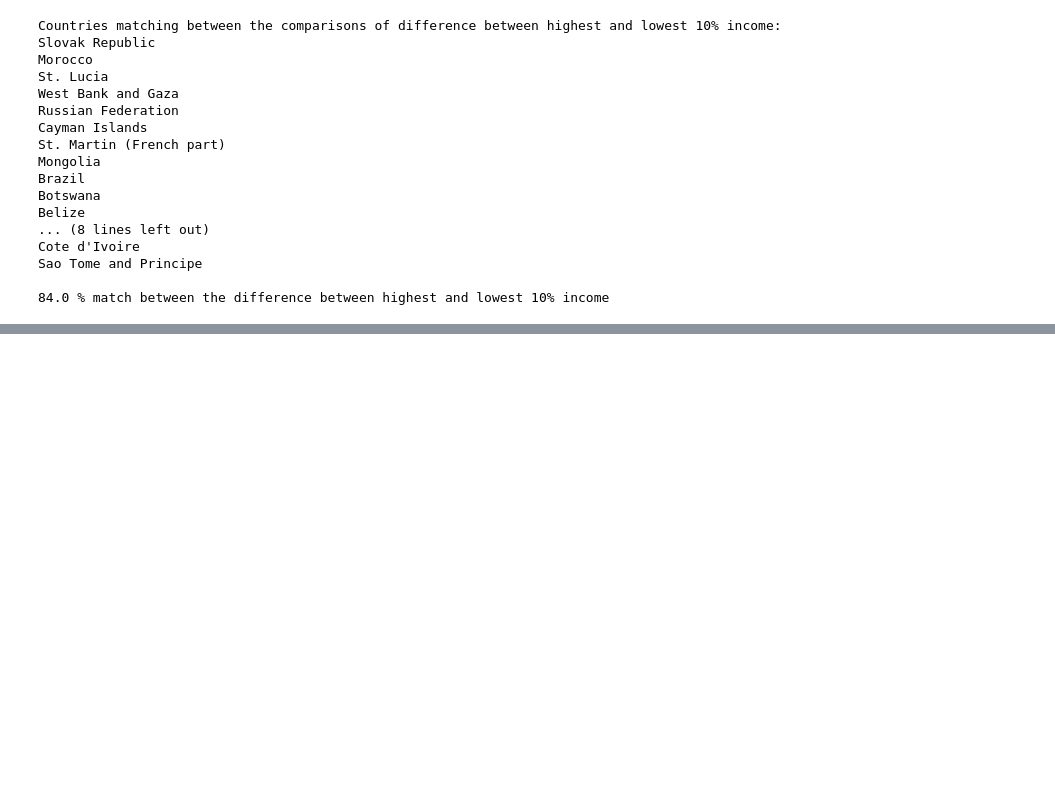
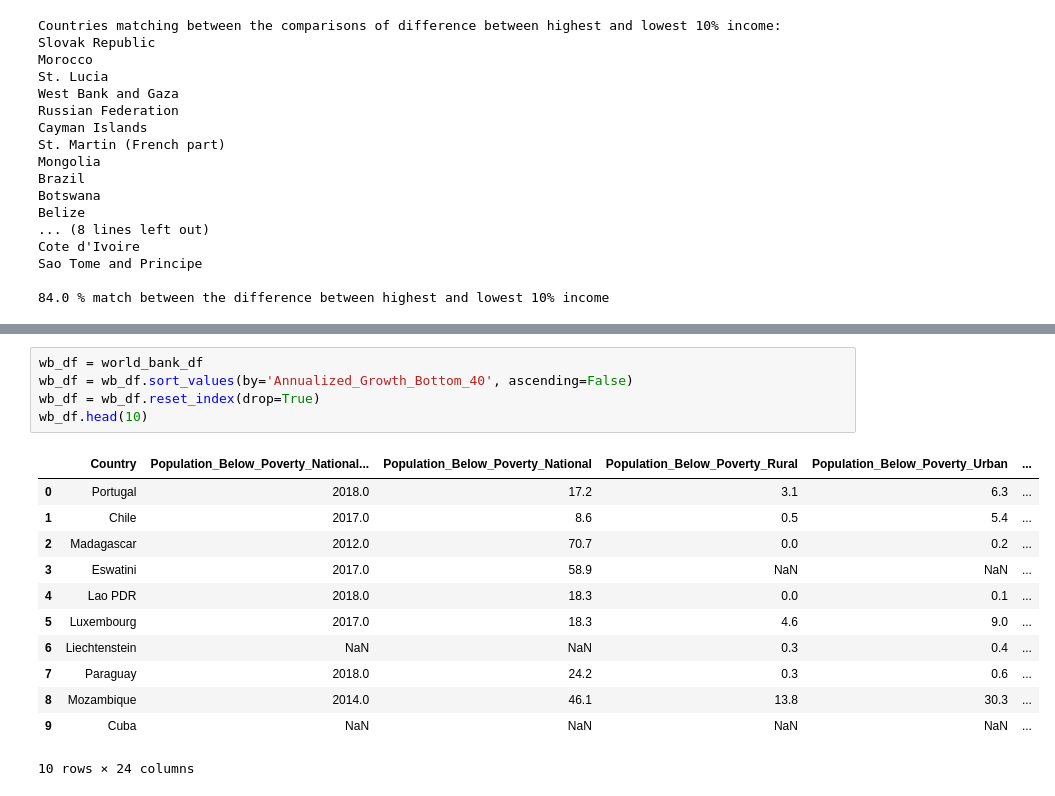
Before and after one commit to sandeepyadav3/2021Fall_finals, a Jupyter notebook: Project Code.ipynb, the cells around one changed output, grey strips where cells are left out. Drawn from its saved outputs; the diff is of its cells as text; blank space fills up the shorter version.

```diff
--- a/Project Code.ipynb
+++ b/Project Code.ipynb
@@ -223,0 +228,18 @@ Sao Tome and Principe
+# %%
+wb_df = world_bank_df
+wb_df = wb_df.sort_values(by='Annualized_Growth_Bottom_40', ascending=False)
+wb_df = wb_df.reset_index(drop=True)
+wb_df.head(10)
+# %% [output]
+|  | Country | Population_Below_Poverty_National... | Population_Below_Poverty_National | Population_Below_Poverty_Rural | Population_Below_Poverty_Urban | ... |
+| 0 | Portugal | 2018.0 | 17.2 | 3.1 | 6.3 | ... |
+| 1 | Chile | 2017.0 | 8.6 | 0.5 | 5.4 | ... |
+| 2 | Madagascar | 2012.0 | 70.7 | 0.0 | 0.2 | ... |
+| 3 | Eswatini | 2017.0 | 58.9 | NaN | NaN | ... |
+| 4 | Lao PDR | 2018.0 | 18.3 | 0.0 | 0.1 | ... |
+| 5 | Luxembourg | 2017.0 | 18.3 | 4.6 | 9.0 | ... |
+| 6 | Liechtenstein | NaN | NaN | 0.3 | 0.4 | ... |
+| 7 | Paraguay | 2018.0 | 24.2 | 0.3 | 0.6 | ... |
+| 8 | Mozambique | 2014.0 | 46.1 | 13.8 | 30.3 | ... |
+| 9 | Cuba | NaN | NaN | NaN | NaN | ... |
+10 rows × 24 columns
```
Also changed, not shown: parts of 2 cells of this notebook.
